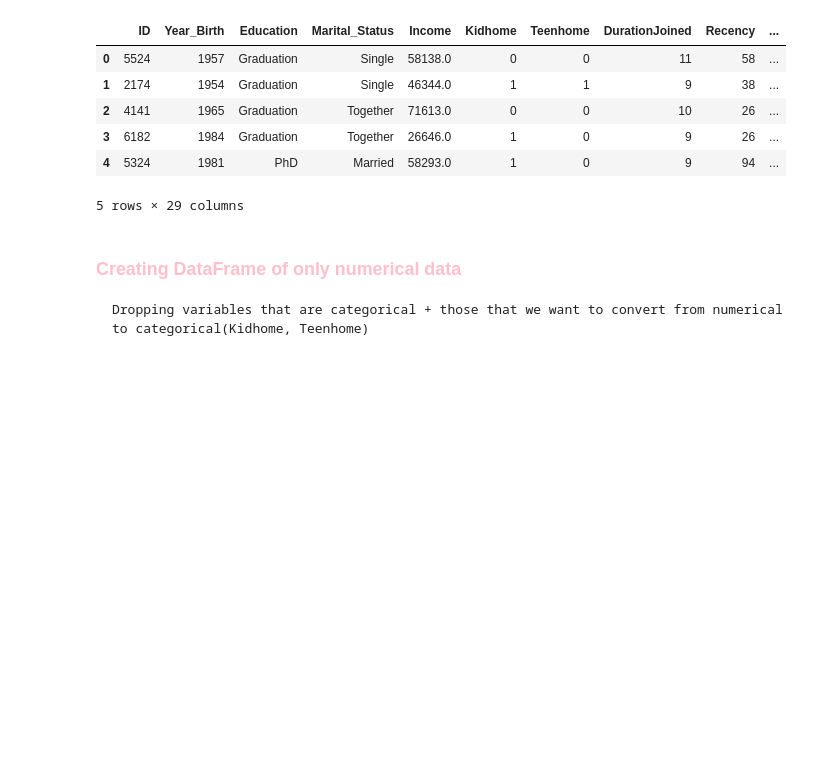
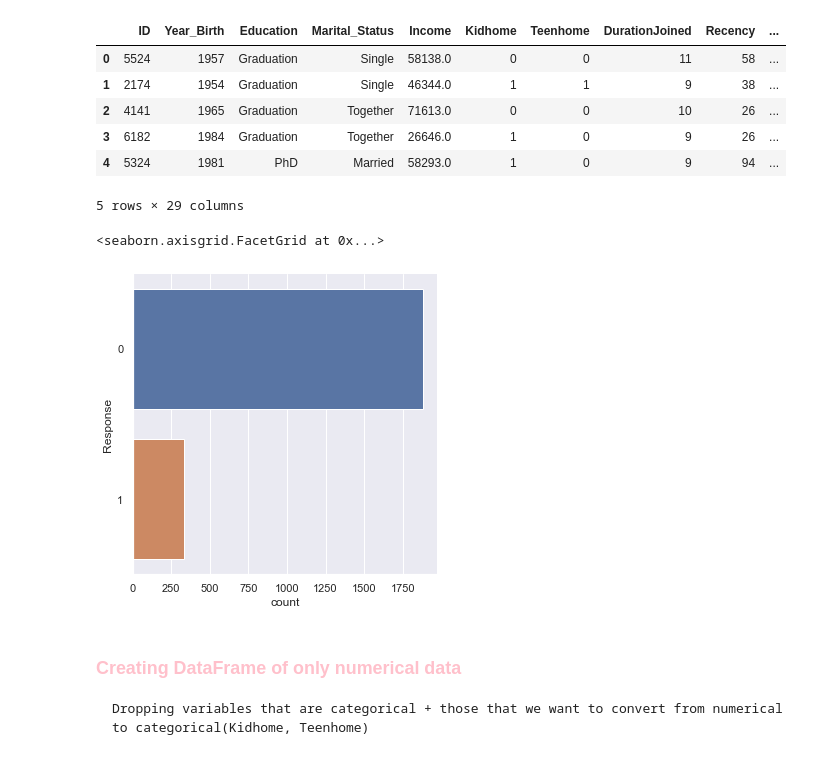
Before and after one commit to rachellimjh/SC1015-Project, a Jupyter notebook: dev-Rheanne.ipynb, the cells around one changed output. Drawn from its saved outputs; the diff is of its cells as text; code cells hidden in the pictures; blank space fills up the shorter version.

```diff
--- a/dev-Rheanne.ipynb
+++ b/dev-Rheanne.ipynb
@@ -88,6 +88,12 @@ CustomerData.head()
 | 3 | 6182 | 1984 | Graduation | Together | 26646.0 | 1 | 0 | 9 | 26 | ... |
 | 4 | 5324 | 1981 | PhD | Married | 58293.0 | 1 | 0 | 9 | 94 | ... |
 5 rows × 29 columns
+# %%
+# Count Plot for Legendary Train
+sb.catplot(y = "Response", data = Response, kind = "count")
+# %% [output]
+<seaborn.axisgrid.FacetGrid at 0x...>
+[figure, added]
 # %% [markdown]
 ### <font color = pink> Creating DataFrame of only numerical data
     Dropping variables that are categorical + those that we want to convert from numerical to categorical(Kidhome, Teenhome)
```
Also changed, not shown: parts of 80 cells of this notebook.
